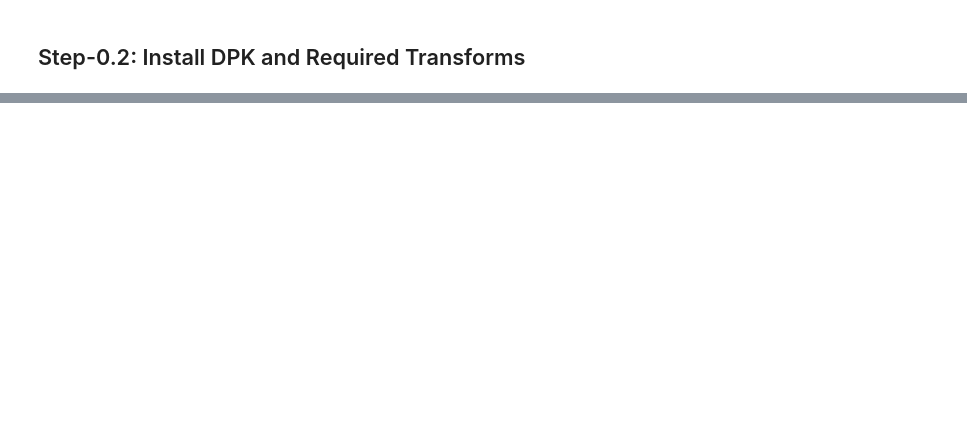
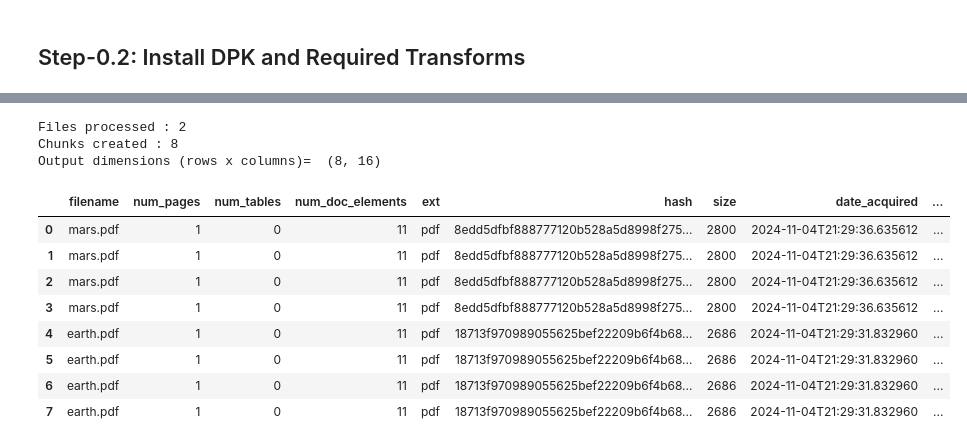
Before and after one commit to santoshborse/pydatanyc2024, a Jupyter notebook: dpk-intro.ipynb, the cells around one changed output, grey strips where cells are left out. Cells and saved outputs as stored; diff of their text form; code cells hidden in the pictures; blank space fills up the shorter version.

```diff
--- a/dpk-intro.ipynb
+++ b/dpk-intro.ipynb
@@ -123,0 +210,9 @@ else:
+# %%
+# Set Input/output Folder
+STAGE = 2
+input_folder = output_folder # s1-pdf2parquet - previous output folder is the input folder for the current stage
+output_folder =  's2-doc-chunks'
+
+input_df = read_parquet_files_as_df(input_folder)  ## for debug purposes
+
+print (f"🏃🏼 STAGE-{STAGE}: Processing input='{input_folder}' --> output='{output_folder}'")
@@ -123,0 +293,23 @@ else:
+# %%
+# Inspect Stage 2 output
+from utils import read_parquet_files_as_df
+print (f"Files processed : {input_df.shape[0]:,}")
+print (f"Chunks created : {output_df.shape[0]:,}")
+output_df = read_parquet_files_as_df(output_folder)
+
+print ("Output dimensions (rows x columns)= ", output_df.shape)
+
+output_df.head(10)
+# %% [output]
+Files processed : 2
+Chunks created : 8
+Output dimensions (rows x columns)=  (8, 16)
+|  | filename | num_pages | num_tables | num_doc_elements | ext | hash | size | date_acquired | ... |
+| 0 | mars.pdf | 1 | 0 | 11 | pdf | 8edd5dfbf888777120b528a5d8998f275... | 2800 | 2024-11-04T21:29:36.635612 | ... |
+| 1 | mars.pdf | 1 | 0 | 11 | pdf | 8edd5dfbf888777120b528a5d8998f275... | 2800 | 2024-11-04T21:29:36.635612 | ... |
+| 2 | mars.pdf | 1 | 0 | 11 | pdf | 8edd5dfbf888777120b528a5d8998f275... | 2800 | 2024-11-04T21:29:36.635612 | ... |
+| 3 | mars.pdf | 1 | 0 | 11 | pdf | 8edd5dfbf888777120b528a5d8998f275... | 2800 | 2024-11-04T21:29:36.635612 | ... |
+| 4 | earth.pdf | 1 | 0 | 11 | pdf | 18713f970989055625bef22209b6f4b68... | 2686 | 2024-11-04T21:29:31.832960 | ... |
+| 5 | earth.pdf | 1 | 0 | 11 | pdf | 18713f970989055625bef22209b6f4b68... | 2686 | 2024-11-04T21:29:31.832960 | ... |
+| 6 | earth.pdf | 1 | 0 | 11 | pdf | 18713f970989055625bef22209b6f4b68... | 2686 | 2024-11-04T21:29:31.832960 | ... |
+| 7 | earth.pdf | 1 | 0 | 11 | pdf | 18713f970989055625bef22209b6f4b68... | 2686 | 2024-11-04T21:29:31.832960 | ... |
```
Also changed, not shown: parts of 12 cells of this notebook.
